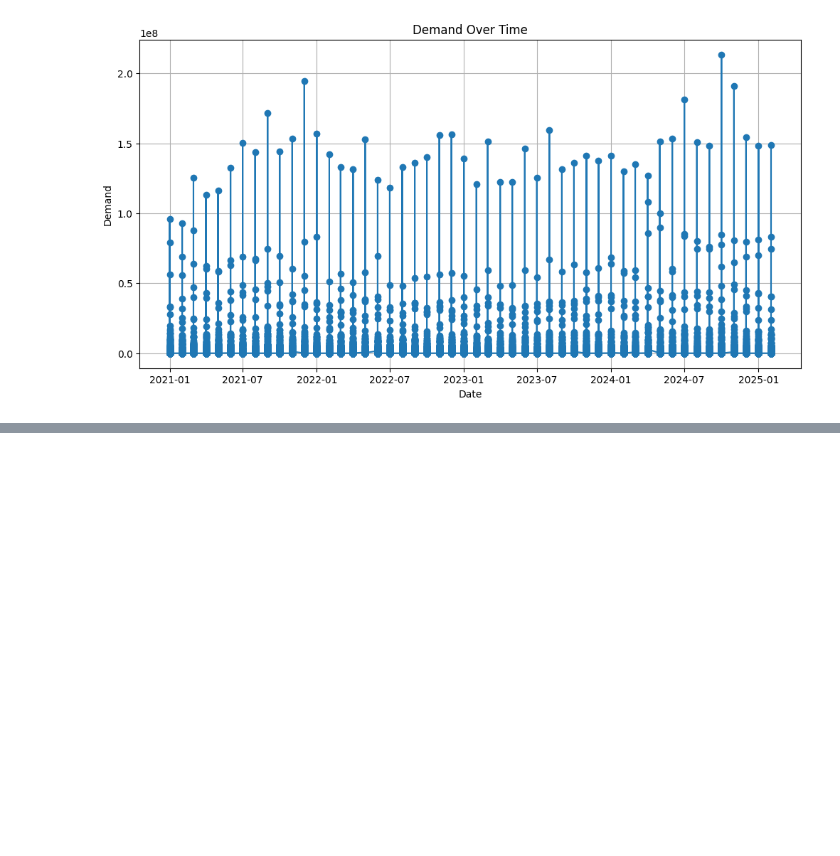
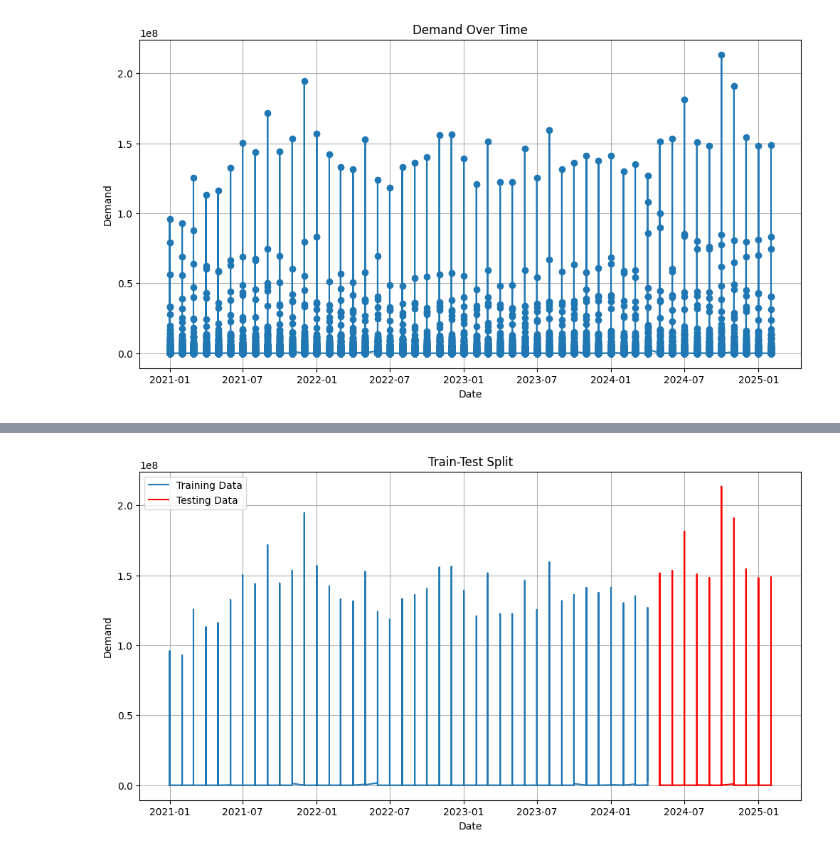
Before and after one commit to Jain-Pranjal/BD-assignment, a Jupyter notebook: BD_assignment.ipynb, the cells around one changed output, grey strips where cells are left out. Saved outputs shown, nothing was run; the diff lists cells and outputs as text; code cells hidden in the pictures; blank space fills up the shorter version.

```diff
--- a/BD_assignment.ipynb
+++ b/BD_assignment.ipynb
@@ -98,0 +127,23 @@ fatal: not a git repository (or any of the parent directories): .git
+# %%
+# Making the test and train data
+# Determine 80% of the data for training
+split_ratio = 0.8
+split_index = int(len(df) * split_ratio)  # Find index for 80% split
+
+# Split data into training (80%) and testing (20%)
+train = df.iloc[:split_index]
+test = df.iloc[split_index:]
+
+
+# Plot the split
+plt.figure(figsize=(12, 6))
+plt.plot(train['value'], label='Training Data')
+plt.plot(test['value'], label='Testing Data', color='red')
+plt.title("Train-Test Split")
+plt.xlabel("Date")
+plt.ylabel("Demand")
+plt.legend()
+plt.grid()
+plt.show()
+# %% [output]
+[figure, added]
```
Also changed, not shown: parts of 6 cells of this notebook.
